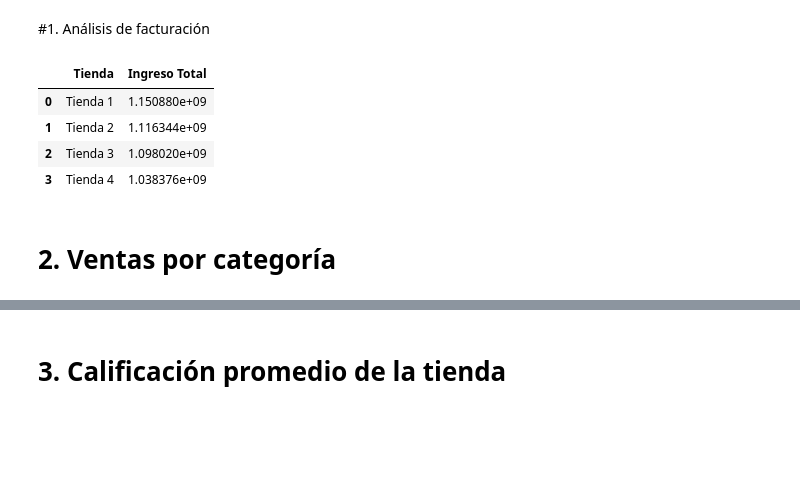
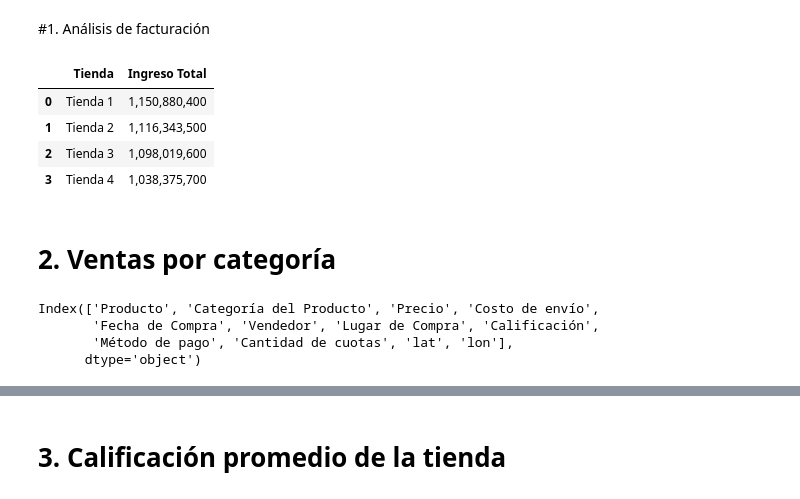
Before and after one commit to Tilyberto/Portafolio, a Jupyter notebook: AluraStoreLatam.ipynb, the cells around one changed output, grey strips where cells are left out. Cells and saved outputs as stored; diff of their text form; code cells hidden in the pictures; blank space fills up the shorter version.

```diff
--- a/AluraStoreLatam.ipynb
+++ b/AluraStoreLatam.ipynb
@@ -43,17 +43,30 @@ ingreso_t4 = tienda4["Precio"].sum()
 # %%
 # Crear un DataFrame con los resultados
 ingresos = {
     "Tienda": ["Tienda 1", "Tienda 2", "Tienda 3", "Tienda 4"],
     "Ingreso Total": [ingreso_t1, ingreso_t2, ingreso_t3, ingreso_t4]
 }
 
 ingresos_df = pd.DataFrame(ingresos)
 ingresos_df
+
+# Mostrar los números sin notación científica
+pd.options.display.float_format = '{:,.0f}'.format
+
+ingresos_df
 # %% [output]
 |  | Tienda | Ingreso Total |
-| 0 | Tienda 1 | 1.150880e+09 |
-| 1 | Tienda 2 | 1.116344e+09 |
-| 2 | Tienda 3 | 1.098020e+09 |
-| 3 | Tienda 4 | 1.038376e+09 |
+| 0 | Tienda 1 | 1,150,880,400 |
+| 1 | Tienda 2 | 1,116,343,500 |
+| 2 | Tienda 3 | 1,098,019,600 |
+| 3 | Tienda 4 | 1,038,375,700 |
 # %% [markdown]
 # 2. Ventas por categoría
+# %%
+# Ver nombres de columnas de la tienda 1
+tienda1.columns
+# %% [output]
+Index(['Producto', 'Categoría del Producto', 'Precio', 'Costo de envío',
+       'Fecha de Compra', 'Vendedor', 'Lugar de Compra', 'Calificación',
+       'Método de pago', 'Cantidad de cuotas', 'lat', 'lon'],
+      dtype='object')
```
Also changed, not shown: parts of 1 cell of this notebook.
